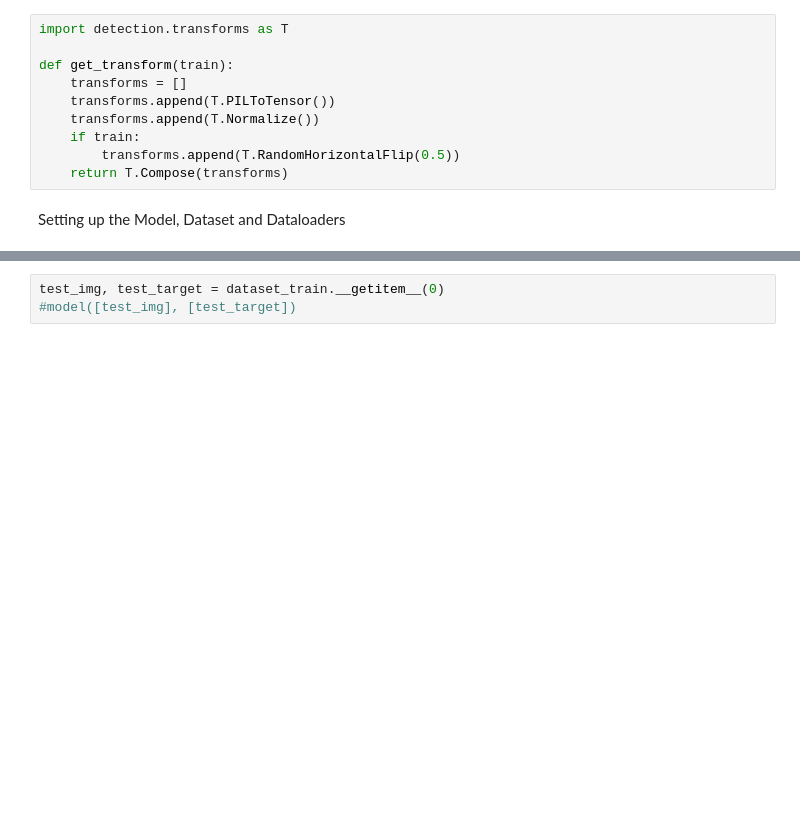
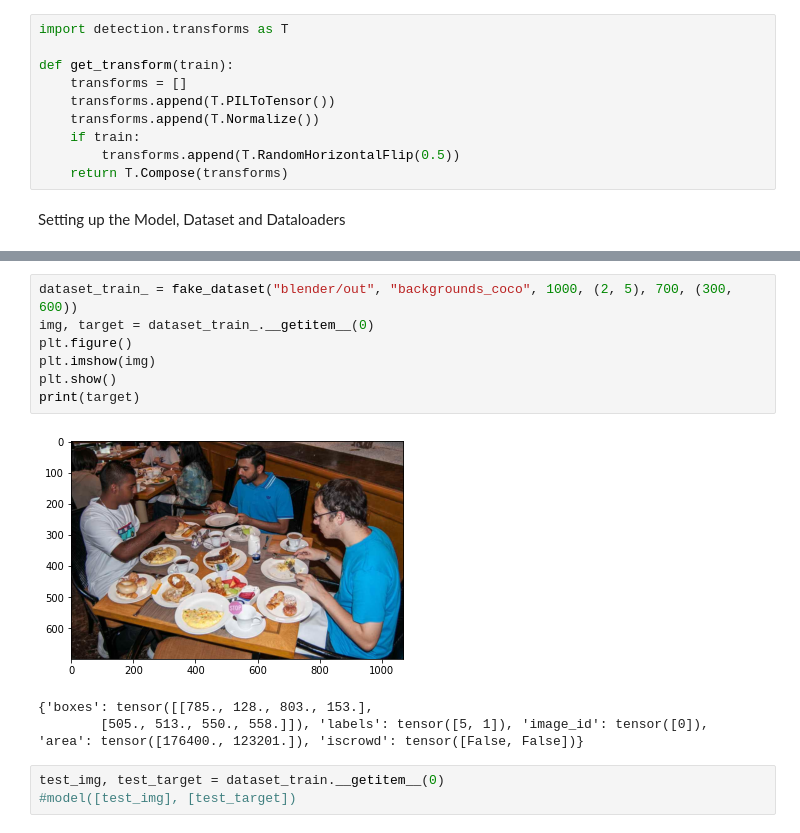
Before and after one commit to TRenneke/LearningAndSoftComputing, a Jupyter notebook: DataPipeFake.ipynb, the cells around one changed output, grey strips where cells are left out. Saved outputs shown, nothing was run; the diff lists cells and outputs as text; blank space fills up the shorter version.

```diff
--- a/DataPipeFake.ipynb
+++ b/DataPipeFake.ipynb
@@ -106,3 +90,14 @@ eval_loader = DataLoader(dataset_eval, 1, collate_fn=utils.collate_fn)
+# %%
+dataset_train_ = fake_dataset("blender/out", "backgrounds_coco", 1000, (2, 5), 700, (300, 600))
+img, target = dataset_train_.__getitem__(0)
+plt.figure()
+plt.imshow(img)
+plt.show()
+print(target)
+# %% [output]
+[figure, added]
+{'boxes': tensor([[785., 128., 803., 153.],
+        [505., 513., 550., 558.]]), 'labels': tensor([5, 1]), 'image_id': tensor([0]), 'area': tensor([176400., 123201.]), 'iscrowd': tensor([False, False])}
 # %%
 test_img, test_target = dataset_train.__getitem__(0)
 #model([test_img], [test_target])
```
Also changed, not shown: parts of 14 cells of this notebook, 13 other files.
